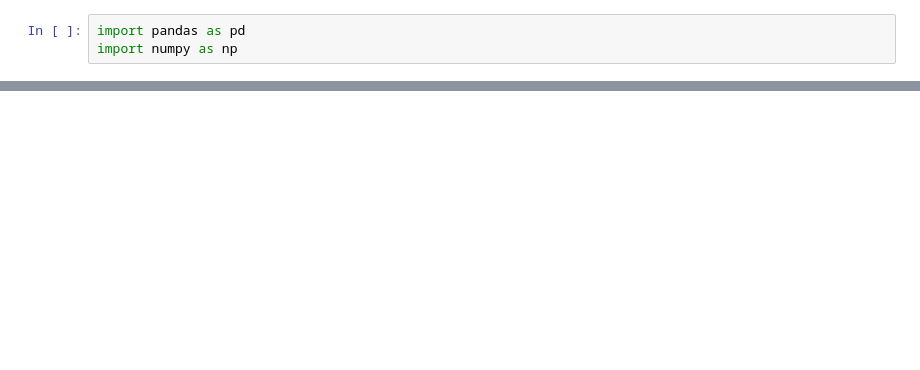
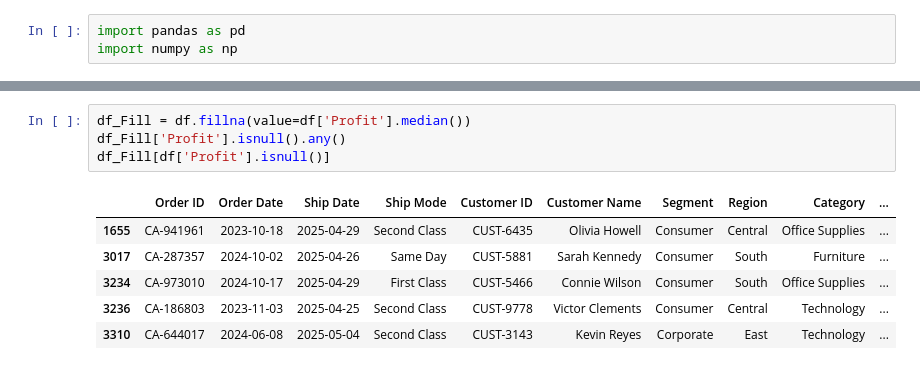
Before and after one commit to mithra-tejvarma/p-plan-2026, a Jupyter notebook: data-analysis-python/notebooks/pandas_practice_05.ipynb, the cells around one changed output, grey strips where cells are left out. Drawn from its saved outputs; the diff is of its cells as text; blank space fills up the shorter version.

```diff
--- a/data-analysis-python/notebooks/pandas_practice_05.ipynb
+++ b/data-analysis-python/notebooks/pandas_practice_05.ipynb
@@ -40,0 +98,11 @@ Name: proportion, dtype: float64
+# %%
+df_Fill = df.fillna(value=df['Profit'].median())
+df_Fill['Profit'].isnull().any()
+df_Fill[df['Profit'].isnull()]
+# %% [output]
+|  | Order ID | Order Date | Ship Date | Ship Mode | Customer ID | Customer Name | Segment | Region | Category | ... |
+| 1655 | CA-941961 | 2023-10-18 | 2025-04-29 | Second Class | CUST-6435 | Olivia Howell | Consumer | Central | Office Supplies | ... |
+| 3017 | CA-287357 | 2024-10-02 | 2025-04-26 | Same Day | CUST-5881 | Sarah Kennedy | Consumer | South | Furniture | ... |
+| 3234 | CA-973010 | 2024-10-17 | 2025-04-29 | First Class | CUST-5466 | Connie Wilson | Consumer | South | Office Supplies | ... |
+| 3236 | CA-186803 | 2023-11-03 | 2025-04-25 | Second Class | CUST-9778 | Victor Clements | Consumer | Central | Technology | ... |
+| 3310 | CA-644017 | 2024-06-08 | 2025-05-04 | Second Class | CUST-3143 | Kevin Reyes | Corporate | East | Technology | ... |
```
Also changed, not shown: parts of 14 cells of this notebook, 1 other file.
